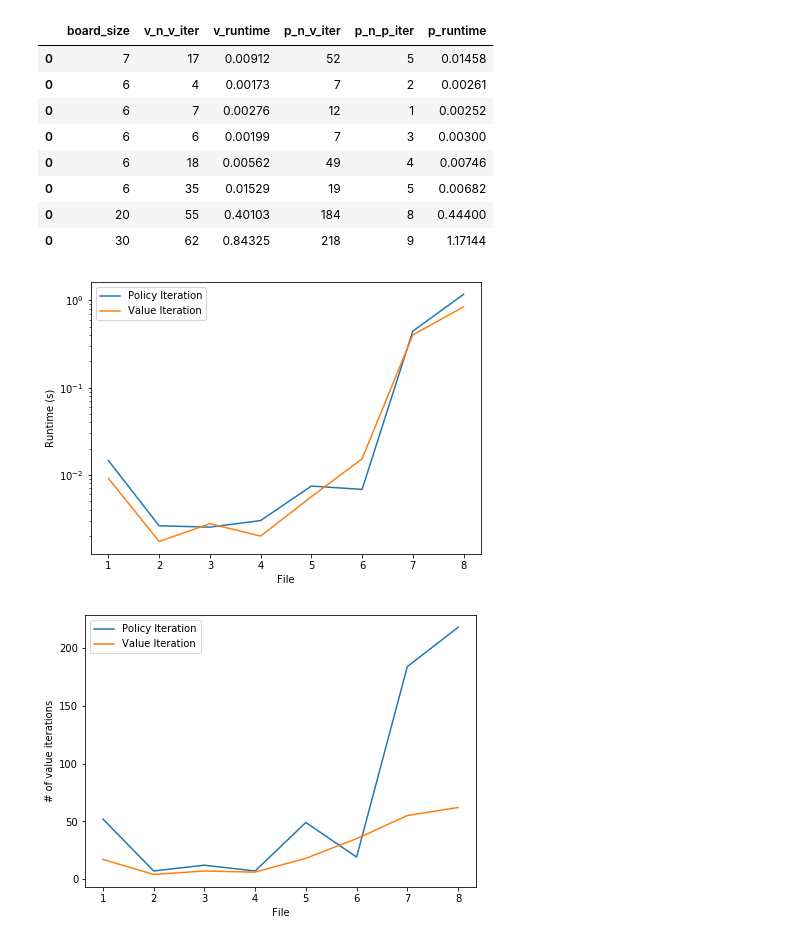
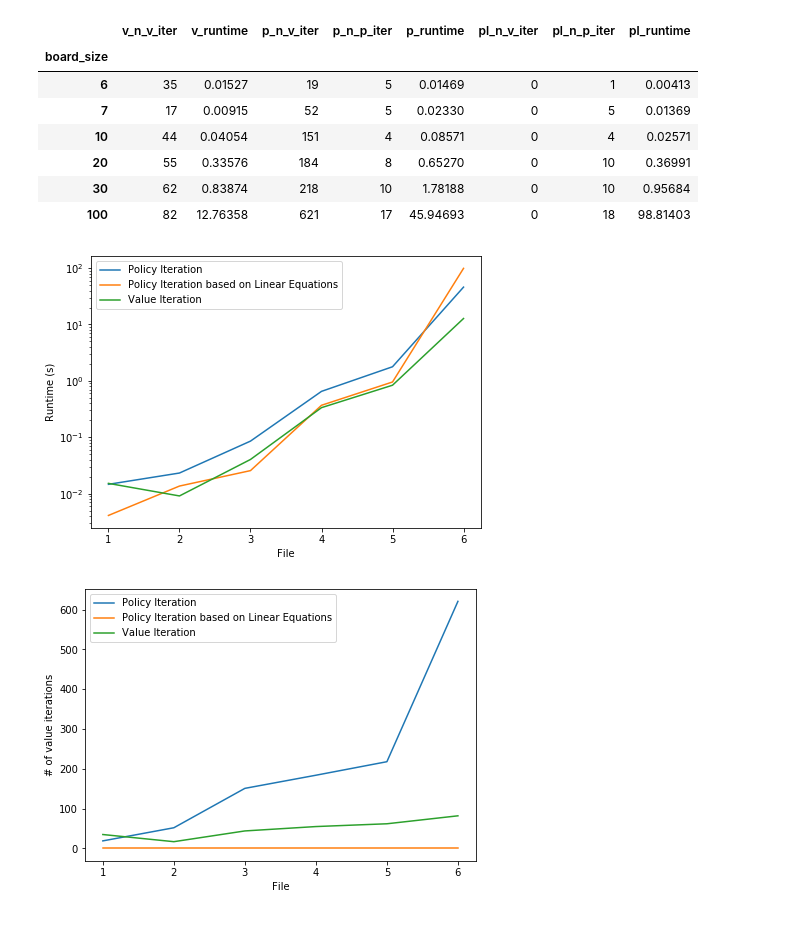
Before and after one commit to LeanderLXZ/mdp, a Jupyter notebook: src/notebook.ipynb, the cells around one changed output. Cells and saved outputs as stored; diff of their text form; code cells hidden in the pictures.

```diff
--- a/src/notebook.ipynb
+++ b/src/notebook.ipynb
@@ -4,18 +5,27 @@ from policy_iteration import *
 from matplotlib import pyplot as plt
 pd.set_option('precision', 5)
 # %%
-df_results = pd.DataFrame(columns=['board_size', 'v_n_v_iter', 'v_runtime', 'p_n_v_iter', 'p_n_p_iter', 'p_runtime'])
-for i in range(1, 9):
+df_results = pd.DataFrame(columns=['board_size', 'v_n_v_iter', 'v_runtime', 'p_n_v_iter', 'p_n_p_iter', 'p_runtime', 'pl_n_v_iter', 'pl_n_p_iter', 'pl_runtime'])
+for i in range(1, 7):
 
     b_size, v_n_v_iter, v_runtime = ValueIteration(
-        '../input/i{}.txt'.format(i),
+        '../inputs/i{}.txt'.format(i),
         threshold=0.01,
         use_arrow=True,
         verbose=False
     ).run()
 
     b_size, p_n_v_iter, p_n_p_iter, p_runtime = PolicyIteration(
-        '../input/i{}.txt'.format(i),
+        '../inputs/i{}.txt'.format(i),
+        threshold=0.01,
+        init_policy_direction=1,
+        improve_p_with_v=True,
+        use_arrow=True,
+        verbose=False
+    ).run()
+
+    b_size, pl_n_v_iter, pl_n_p_iter, pl_runtime = PolicyIterationLinear(
+        '../inputs/i{}.txt'.format(i),
         threshold=0.01,
         init_policy_direction=1,
         improve_p_with_v=True,
@@ -29,6 +39,9 @@ for i in range(1, 9):
         'v_runtime': [v_runtime],
         'p_n_v_iter': [p_n_v_iter],
         'p_n_p_iter': [p_n_p_iter],
-        'p_runtime': [p_runtime]
+        'p_runtime': [p_runtime],
+        'pl_n_v_iter': [pl_n_v_iter],
+        'pl_n_p_iter': [pl_n_p_iter],
+        'pl_runtime': [pl_runtime]
     }))
 # %% [output]
@@ -52,32 +65,34 @@ Runtime:1.171436071395874s
 # %%
-df_results.to_csv('results_1.csv', float_format='%.5f')
+df_results = df_results.set_index(['board_size'])
+df_results.to_csv('../results/results_1.csv', float_format='%.5f')
 df_results
 # %% [output]
-|  | board_size | v_n_v_iter | v_runtime | p_n_v_iter | p_n_p_iter | p_runtime |
-| 0 | 7 | 17 | 0.00912 | 52 | 5 | 0.01458 |
-| 0 | 6 | 4 | 0.00173 | 7 | 2 | 0.00261 |
-| 0 | 6 | 7 | 0.00276 | 12 | 1 | 0.00252 |
-| 0 | 6 | 6 | 0.00199 | 7 | 3 | 0.00300 |
-| 0 | 6 | 18 | 0.00562 | 49 | 4 | 0.00746 |
-| 0 | 6 | 35 | 0.01529 | 19 | 5 | 0.00682 |
-| 0 | 20 | 55 | 0.40103 | 184 | 8 | 0.44400 |
-| 0 | 30 | 62 | 0.84325 | 218 | 9 | 1.17144 |
+|  | v_n_v_iter | v_runtime | p_n_v_iter | p_n_p_iter | p_runtime | pl_n_v_iter | pl_n_p_iter | pl_runtime |
+| board_size |  |  |  |  |  |  |  |  |
+| 6 | 35 | 0.01527 | 19 | 5 | 0.01469 | 0 | 1 | 0.00413 |
+| 7 | 17 | 0.00915 | 52 | 5 | 0.02330 | 0 | 5 | 0.01369 |
+| 10 | 44 | 0.04054 | 151 | 4 | 0.08571 | 0 | 4 | 0.02571 |
+| 20 | 55 | 0.33576 | 184 | 8 | 0.65270 | 0 | 10 | 0.36991 |
+| 30 | 62 | 0.83874 | 218 | 10 | 1.78188 | 0 | 10 | 0.95684 |
+| 100 | 82 | 12.76358 | 621 | 17 | 45.94693 | 0 | 18 | 98.81403 |
 # %%
 plt.figure(figsize=(7, 5))
-x = range(1, 9)
+x = range(1, 7)
 plt.plot(x, df_results['p_runtime'], label='Policy Iteration')
+plt.plot(x, df_results['pl_runtime'], label='Policy Iteration based on Linear Equations')
 plt.plot(x, df_results['v_runtime'], label='Value Iteration')
 plt.yscale('log')
 plt.xlabel('File')
 plt.ylabel('Runtime (s)')
 plt.legend()
 plt.show()
 # %% [output]
-[figure, old version]
+[figure, new version]
 # %%
 plt.figure(figsize=(7, 5))
-x = range(1, 9)
+x = range(1, 7)
 plt.plot(x, df_results['p_n_v_iter'], label='Policy Iteration')
+plt.plot(x, df_results['pl_n_v_iter'], label='Policy Iteration based on Linear Equations')
 plt.plot(x, df_results['v_n_v_iter'], label='Value Iteration')
 # plt.yscale('log')
 plt.xlabel('File')
@@ -85,6 +100,6 @@ plt.ylabel('# of value iterations')
 plt.legend()
 plt.show()
 # %% [output]
-[figure, old version]
+[figure, new version]
 # %%
 df_results = pd.DataFrame(columns=['board_size', 'p_i_n_v_iter', 'p_i_n_p_iter', 'p_i_runtime', 'p_n_v_iter', 'p_n_p_iter', 'p_runtime'])
```
Also changed, not shown: parts of 10 cells of this notebook, 5 other files.
